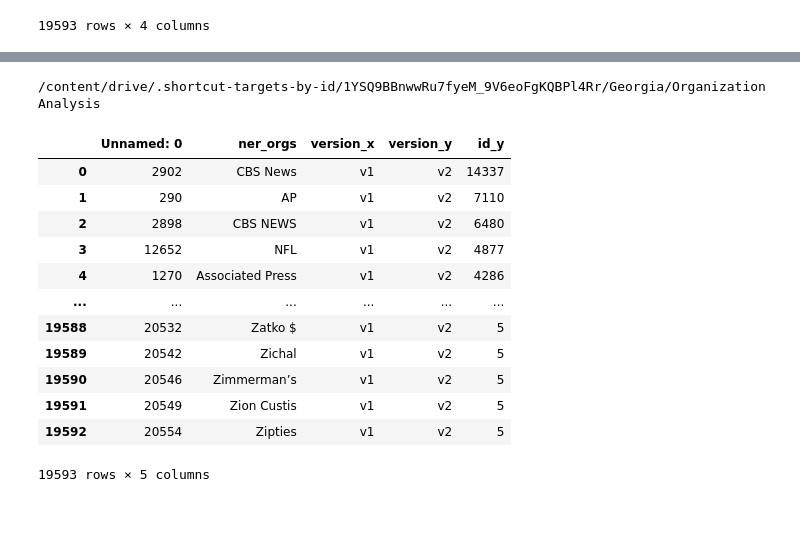
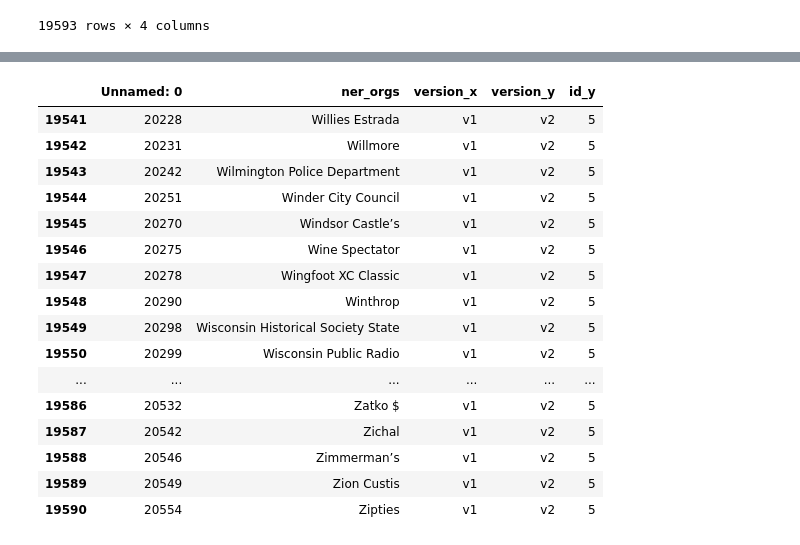
Before and after one commit to ykim71/georgia_analysis, a Jupyter notebook: (4)_Georgia_organization_analysis.ipynb, the cells around one changed output, grey strips where cells are left out. Saved outputs shown, nothing was run; the diff lists cells and outputs as text; code cells hidden in the pictures; blank space fills up the shorter version.

```diff
--- a/(4)_Georgia_organization_analysis.ipynb
+++ b/(4)_Georgia_organization_analysis.ipynb
@@ -338,25 +570,26 @@ org_merge_repeat.to_excel('Georgia_ner_orgs_art_c5_repeat.xlsx')
 # %%
-import pandas as pd
-%cd /content/drive/MyDrive/Georgia/Organization Analysis
+#%cd /content/drive/MyDrive/Georgia/Organization Analysis
 
-df = pd.read_pickle('/content/drive/MyDrive/Georgia/Web Scraping/Georgia_data_v2_translation_ner2_lem.pkl')
+#df = pd.read_pickle('/content/drive/MyDrive/Georgia/Web Scraping/Georgia_data_v2_translation_ner2_lem.pkl') #CO: I think the DF is already loaded in memory, so no need to re-import it
 
 org_merge_repeat = pd.read_excel('Georgia_ner_orgs_art_c5_repeat.xlsx')
-# %% [output]
-/content/drive/.shortcut-targets-by-id/1YSQ9BBnwwRu7fyeM_9V6eoFgKQBPl4Rr/Georgia/Organization Analysis
 # %%
-org_merge_repeat
+org_merge_repeat.tail(50)
 # %% [output]
 |  | Unnamed: 0 | ner_orgs | version_x | version_y | id_y |
-| 0 | 2902 | CBS News | v1 | v2 | 14337 |
-| 1 | 290 | AP | v1 | v2 | 7110 |
-| 2 | 2898 | CBS NEWS | v1 | v2 | 6480 |
-| 3 | 12652 | NFL | v1 | v2 | 4877 |
-| 4 | 1270 | Associated Press | v1 | v2 | 4286 |
+| 19541 | 20228 | Willies Estrada | v1 | v2 | 5 |
+| 19542 | 20231 | Willmore | v1 | v2 | 5 |
+| 19543 | 20242 | Wilmington Police Department | v1 | v2 | 5 |
+| 19544 | 20251 | Winder City Council | v1 | v2 | 5 |
+| 19545 | 20270 | Windsor Castle’s | v1 | v2 | 5 |
+| 19546 | 20275 | Wine Spectator | v1 | v2 | 5 |
+| 19547 | 20278 | Wingfoot XC Classic | v1 | v2 | 5 |
+| 19548 | 20290 | Winthrop | v1 | v2 | 5 |
+| 19549 | 20298 | Wisconsin Historical Society State | v1 | v2 | 5 |
+| 19550 | 20299 | Wisconsin Public Radio | v1 | v2 | 5 |
 | ... | ... | ... | ... | ... | ... |
-| 19588 | 20532 | Zatko $ | v1 | v2 | 5 |
-| 19589 | 20542 | Zichal | v1 | v2 | 5 |
-| 19590 | 20546 | Zimmerman’s | v1 | v2 | 5 |
-| 19591 | 20549 | Zion Custis | v1 | v2 | 5 |
-| 19592 | 20554 | Zipties | v1 | v2 | 5 |
+| 19586 | 20532 | Zatko $ | v1 | v2 | 5 |
+| 19587 | 20542 | Zichal | v1 | v2 | 5 |
+| 19588 | 20546 | Zimmerman’s | v1 | v2 | 5 |
+| 19589 | 20549 | Zion Custis | v1 | v2 | 5 |
+| 19590 | 20554 | Zipties | v1 | v2 | 5 |
-19593 rows × 5 columns
```
Also changed, not shown: parts of 46 cells of this notebook.
